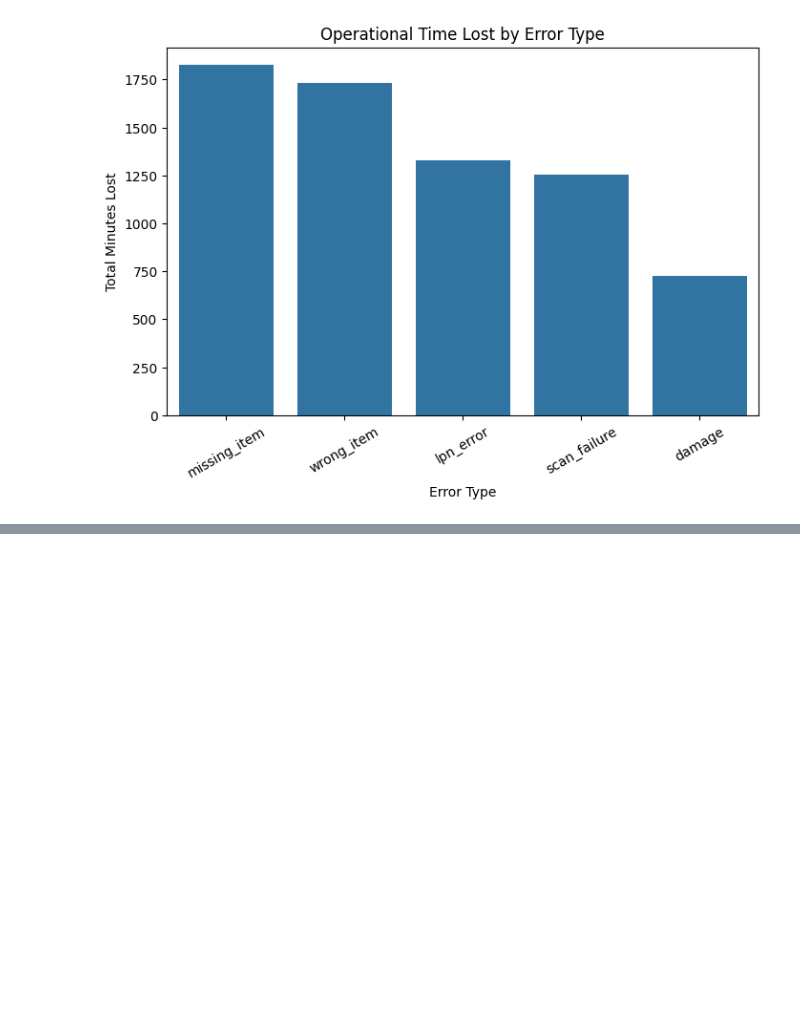
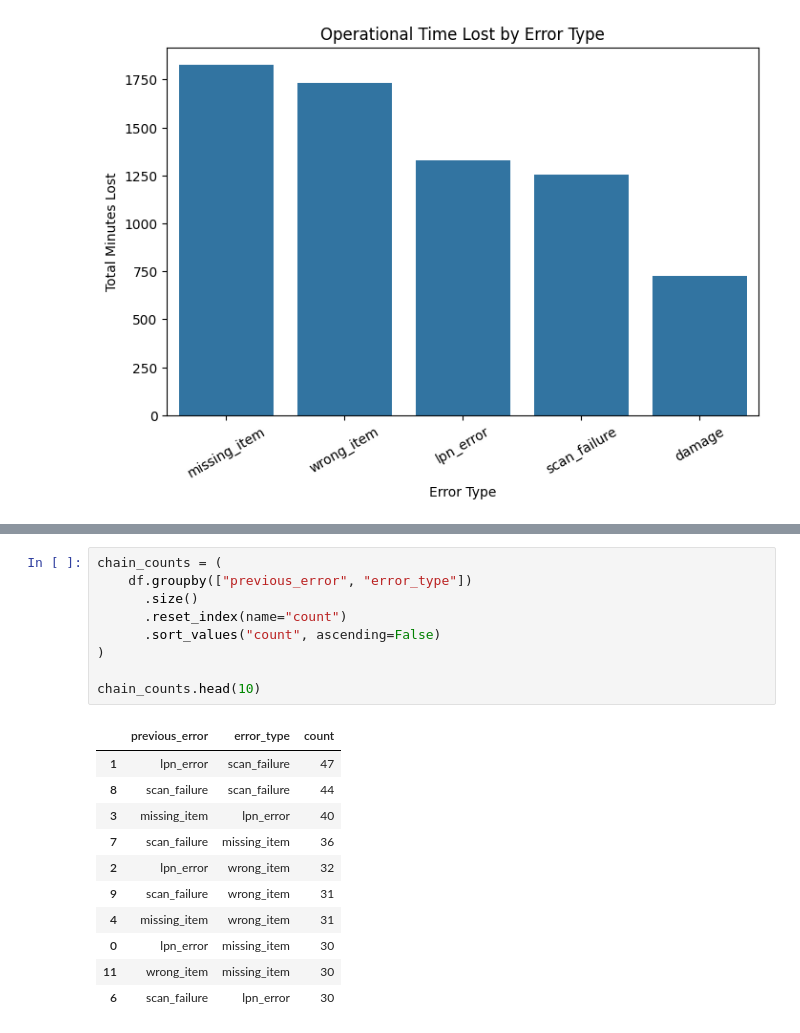
Before and after one commit to aesquivel94/operational-error-analyzer, a Jupyter notebook: warehouse_operational_error_analysis.ipynb, the cells around one changed output, grey strips where cells are left out. Drawn from its saved outputs; the diff is of its cells as text; blank space fills up the shorter version.

```diff
--- a/warehouse_operational_error_analysis.ipynb
+++ b/warehouse_operational_error_analysis.ipynb
@@ -206,0 +232,21 @@ plt.show()
+# %%
+chain_counts = (
+    df.groupby(["previous_error", "error_type"])
+      .size()
+      .reset_index(name="count")
+      .sort_values("count", ascending=False)
+)
+
+chain_counts.head(10)
+# %% [output]
+|  | previous_error | error_type | count |
+| 1 | lpn_error | scan_failure | 47 |
+| 8 | scan_failure | scan_failure | 44 |
+| 3 | missing_item | lpn_error | 40 |
+| 7 | scan_failure | missing_item | 36 |
+| 2 | lpn_error | wrong_item | 32 |
+| 9 | scan_failure | wrong_item | 31 |
+| 4 | missing_item | wrong_item | 31 |
+| 0 | lpn_error | missing_item | 30 |
+| 11 | wrong_item | missing_item | 30 |
+| 6 | scan_failure | lpn_error | 30 |
```
Also changed, not shown: parts of 4 cells of this notebook.
